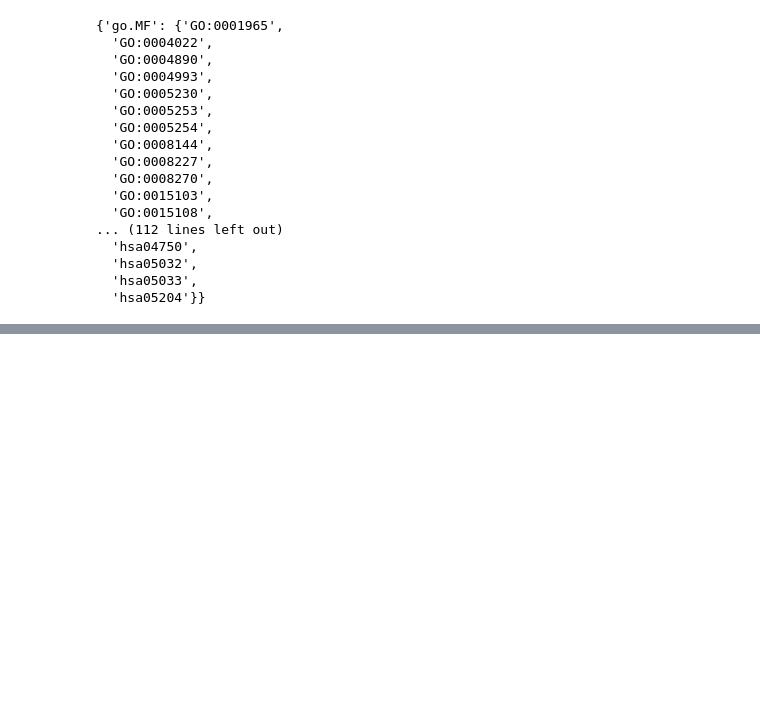
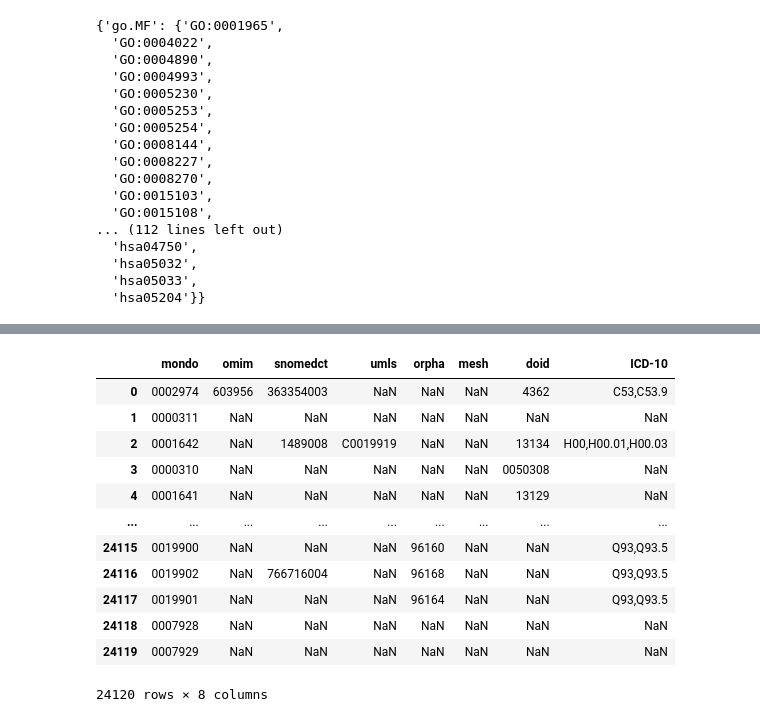
Before and after one commit to bionetslab/digest, a Jupyter notebook: jupyter/testing.ipynb, the cells around one changed output, grey strips where cells are left out. Saved outputs shown, nothing was run; the diff lists cells and outputs as text; code cells hidden in the pictures; blank space fills up the shorter version.

```diff
--- a/jupyter/testing.ipynb
+++ b/jupyter/testing.ipynb
@@ -214,0 +382,17 @@ print('Time: ', stop - start)
+# %%
+disease_ids = pd.read_csv('../mapping_files/disease_id_mapping.csv', dtype=str)
+disease_ids
+# %% [output]
+|  | mondo | omim | snomedct | umls | orpha | mesh | doid | ICD-10 |
+| 0 | 0002974 | 603956 | 363354003 | NaN | NaN | NaN | 4362 | C53,C53.9 |
+| 1 | 0000311 | NaN | NaN | NaN | NaN | NaN | NaN | NaN |
+| 2 | 0001642 | NaN | 1489008 | C0019919 | NaN | NaN | 13134 | H00,H00.01,H00.03 |
+| 3 | 0000310 | NaN | NaN | NaN | NaN | NaN | 0050308 | NaN |
+| 4 | 0001641 | NaN | NaN | NaN | NaN | NaN | 13129 | NaN |
+| ... | ... | ... | ... | ... | ... | ... | ... | ... |
+| 24115 | 0019900 | NaN | NaN | NaN | 96160 | NaN | NaN | Q93,Q93.5 |
+| 24116 | 0019902 | NaN | 766716004 | NaN | 96168 | NaN | NaN | Q93,Q93.5 |
+| 24117 | 0019901 | NaN | NaN | NaN | 96164 | NaN | NaN | Q93,Q93.5 |
+| 24118 | 0007928 | NaN | NaN | NaN | NaN | NaN | NaN | NaN |
+| 24119 | 0007929 | NaN | NaN | NaN | NaN | NaN | NaN | NaN |
+24120 rows × 8 columns
```
Also changed, not shown: parts of 30 cells of this notebook, 6 other files.
